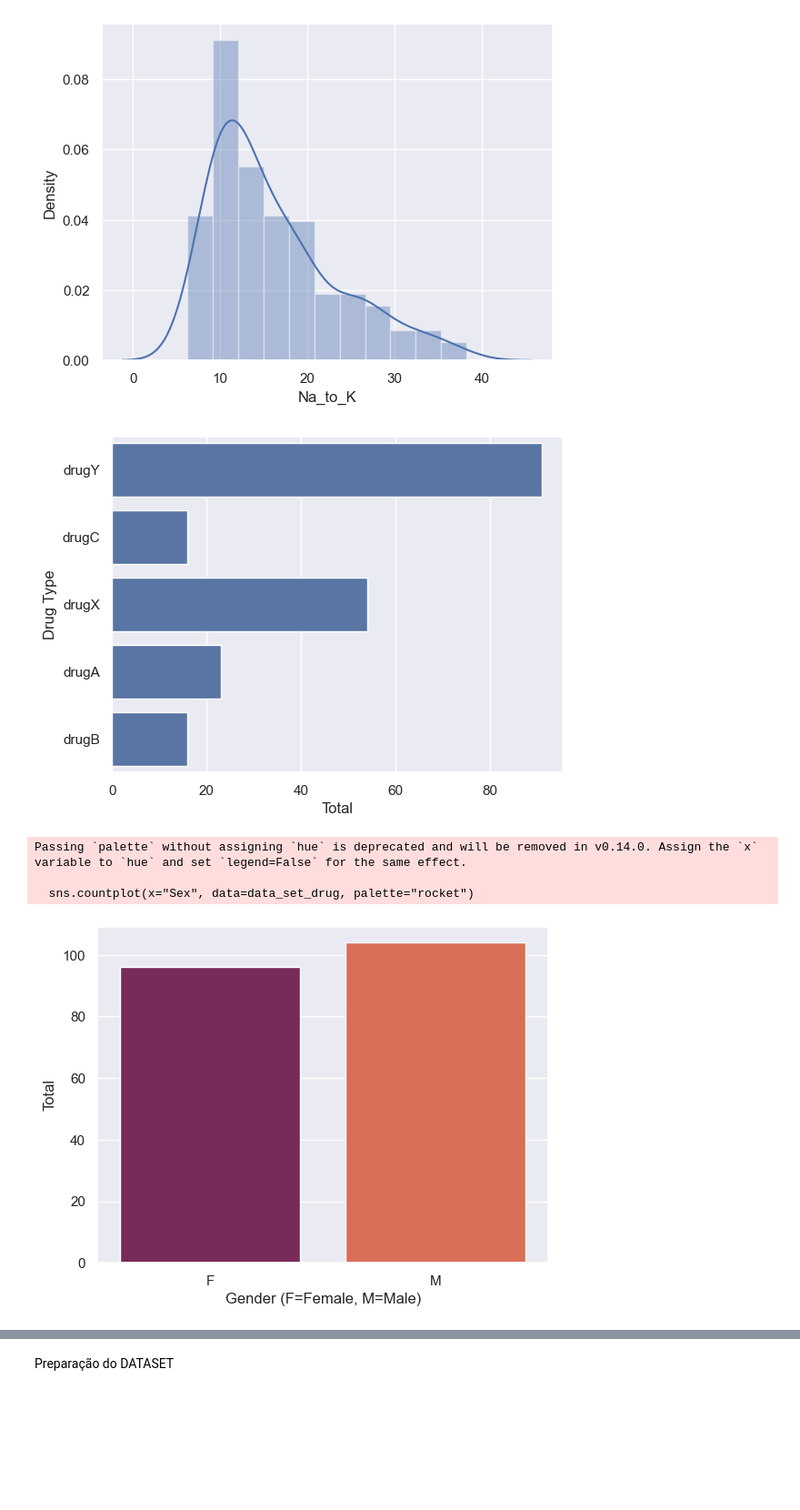
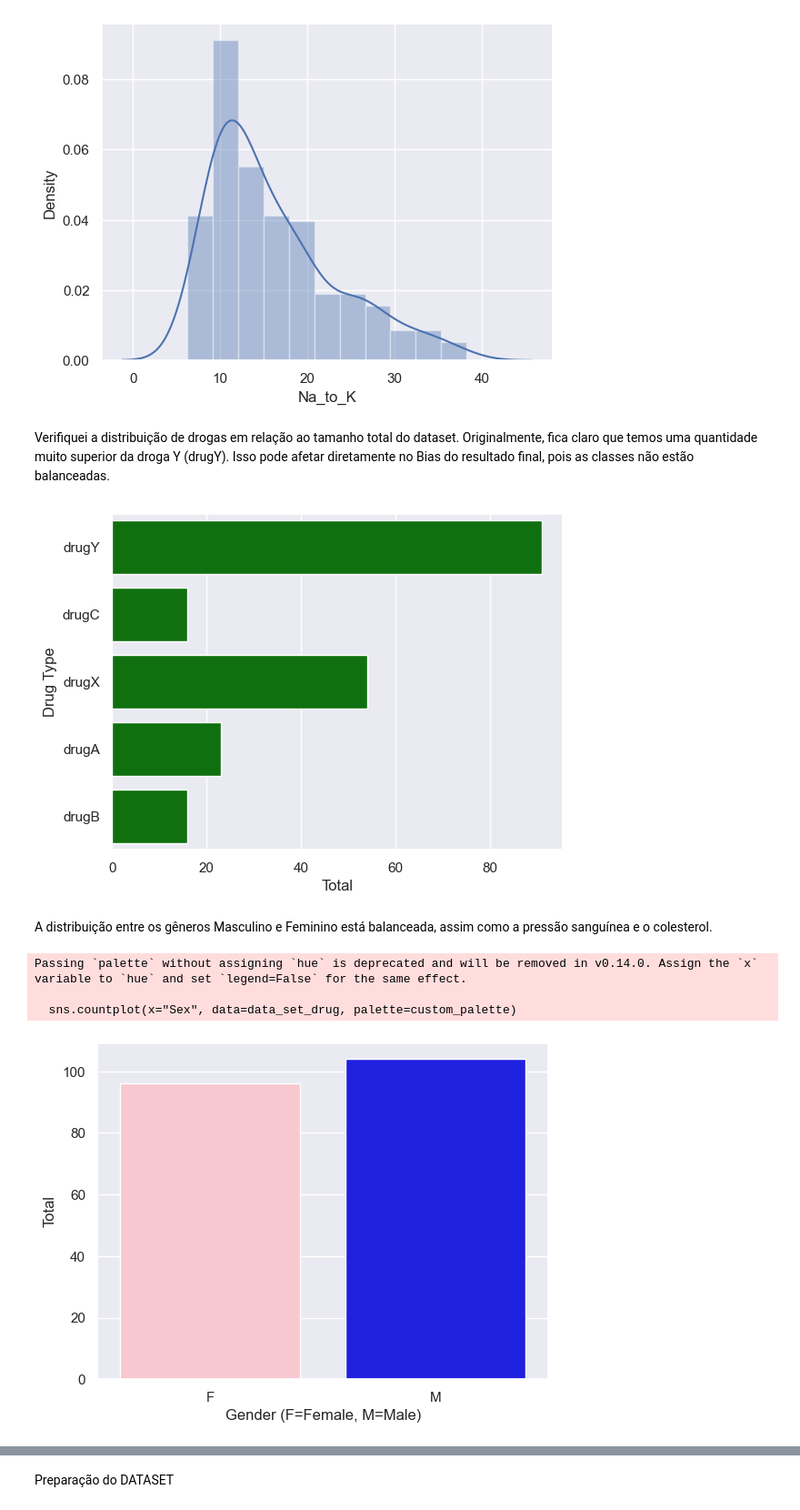
Before and after one commit to jonriber/MSc-IPT-Machine-Learning, a Jupyter notebook: PROJECTS/PROJECT_2/PR2_PART1_JONATAS.ipynb, the cells around one changed output, grey strips where cells are left out. Shown: that part at 91% size. Saved outputs shown, nothing was run; the diff lists cells and outputs as text; code cells hidden in the pictures; blank space fills up the shorter version.

```diff
--- a/PROJECTS/PROJECT_2/PR2_PART1_JONATAS.ipynb
+++ b/PROJECTS/PROJECT_2/PR2_PART1_JONATAS.ipynb
@@ -136,28 +137,34 @@ https://gist.github.com/mwaskom/de44147ed2974457ad6372750bbe5751
   sns.distplot(data_set_drug['Na_to_K'])
 <Axes: xlabel='Na_to_K', ylabel='Density'>
 [figure]
+# %% [markdown]
+Verifiquei a distribuição de drogas em relação ao tamanho total do dataset.
+Originalmente, fica claro que temos uma quantidade muito superior da droga Y (drugY). Isso pode afetar diretamente no Bias do resultado final, pois as classes não estão balanceadas.
 # %%
 # %% DRUG TYPE DISTRIBUTION
 
 sns.set_theme(style="darkgrid")
-sns.countplot(y="Drug", data=data_set_drug)
+sns.countplot(y="Drug", data=data_set_drug, color="green")
 plt.ylabel('Drug Type')
 plt.xlabel('Total')
 plt.show()
 # %% [output]
-[figure, old version]
+[figure, new version]
+# %% [markdown]
+A distribuição entre os gêneros Masculino e Feminino está balanceada, assim como a pressão sanguínea e o colesterol.
 # %%
 # %% GENDER DISTRIBUTION
 sns.set_theme(style="darkgrid")
-sns.countplot(x="Sex", data=data_set_drug, palette="rocket")
+custom_palette = {"F": "pink", "M": "blue"}
+sns.countplot(x="Sex", data=data_set_drug, palette=custom_palette)
 plt.xlabel('Gender (F=Female, M=Male)')
 plt.ylabel('Total')
 plt.show()
 # %% [output]
 Passing `palette` without assigning `hue` is deprecated and will be removed in v0.14.0. Assign the `x` variable to `hue` and set `legend=False` for the same effect.
 
-  sns.countplot(x="Sex", data=data_set_drug, palette="rocket")
+  sns.countplot(x="Sex", data=data_set_drug, palette=custom_palette)
-[figure, old version]
+[figure, new version]
 # %%
 # %% BLOOD PRESSURE DISTRIBUTION
 sns.set_theme(style="darkgrid")
```
Also changed, not shown: parts of 9 cells of this notebook.
